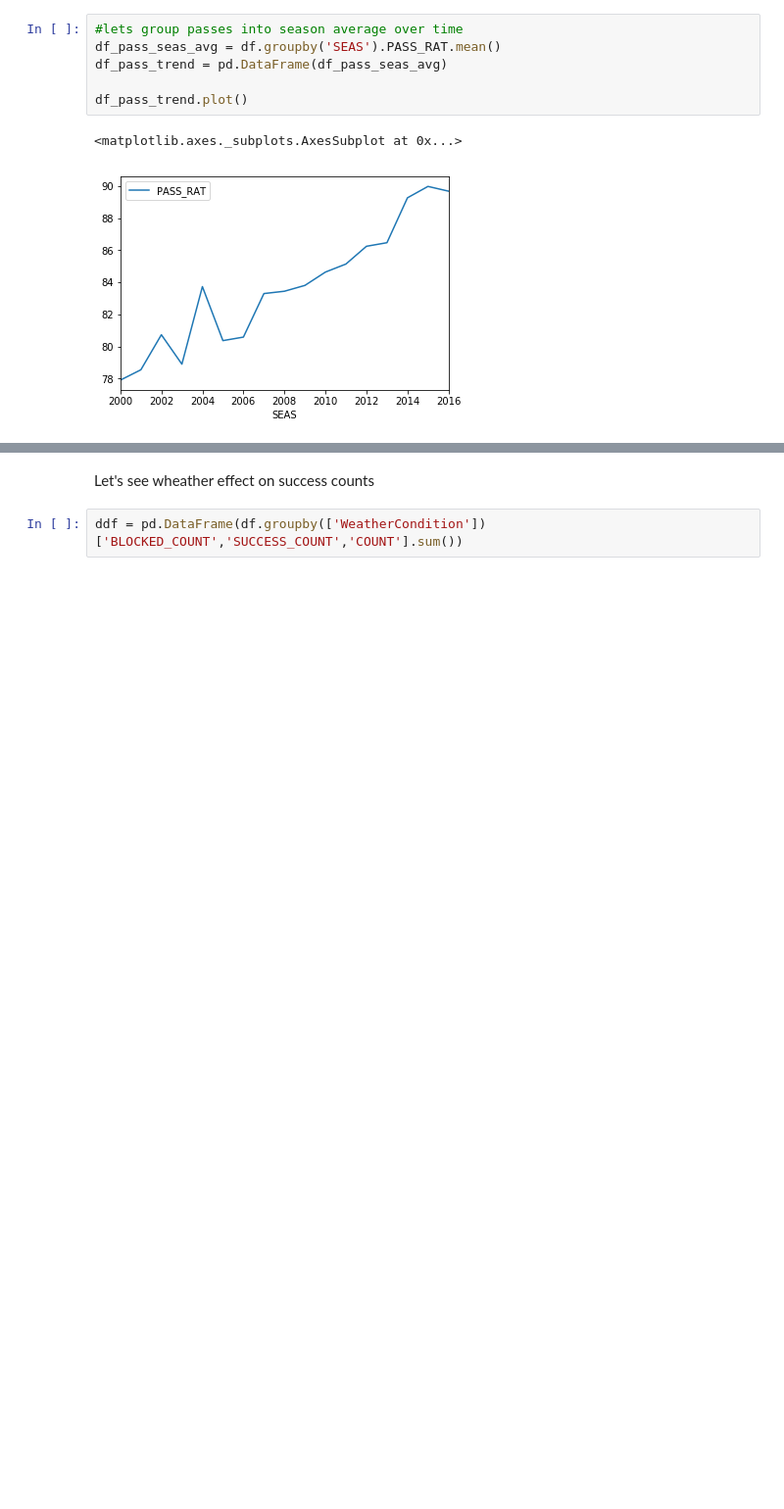
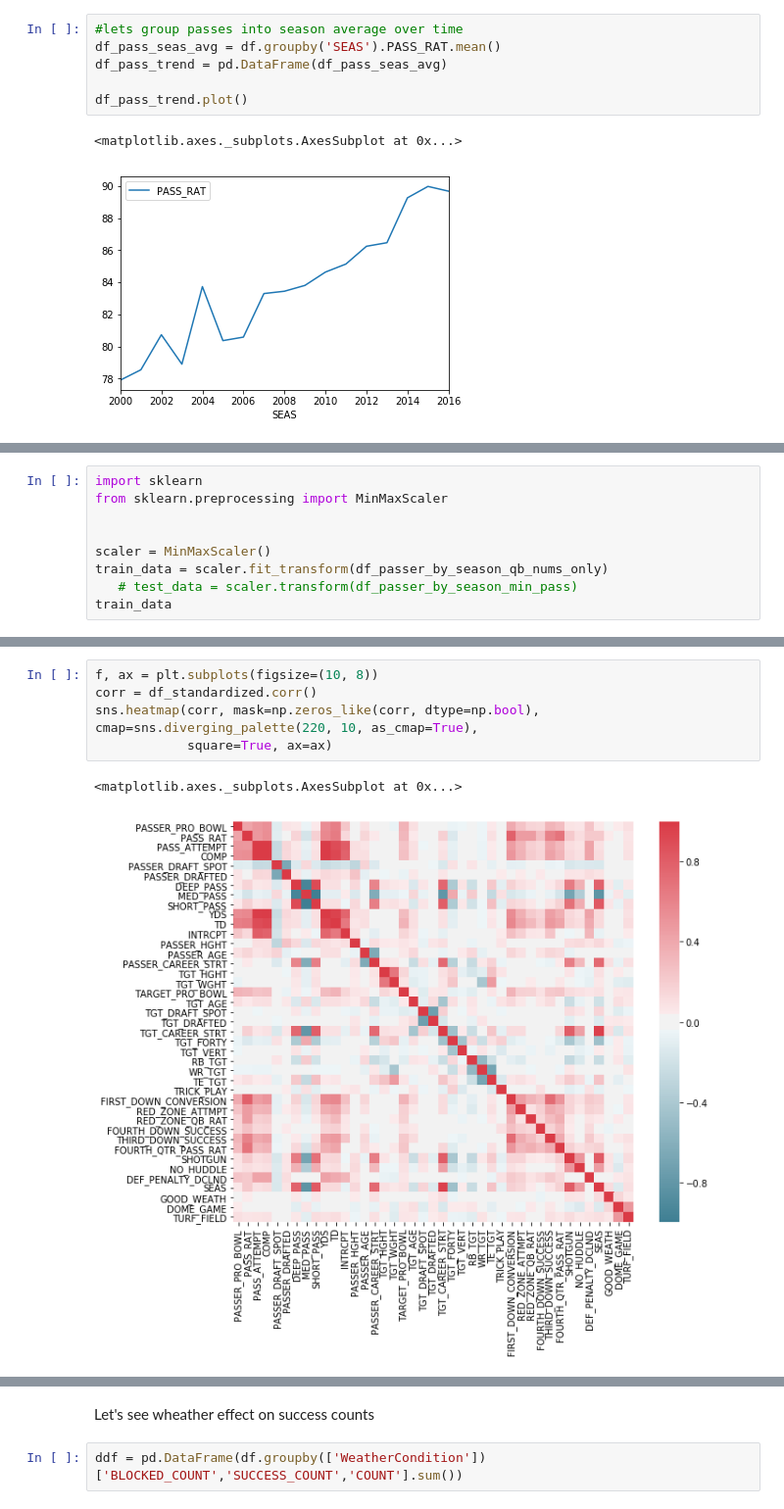
Before and after one commit to georgetown-analytics/Data-Blitz, a Jupyter notebook: dataWranglingAndAnalysis/Passer_Data_Analysis.ipynb, the cells around one changed output, grey strips where cells are left out. Shown at 98% size. Drawn from its saved outputs; the diff is of its cells as text; blank space fills up the shorter version.

```diff
--- a/dataWranglingAndAnalysis/Passer_Data_Analysis.ipynb
+++ b/dataWranglingAndAnalysis/Passer_Data_Analysis.ipynb
@@ -619,0 +630,9 @@ WeatherConditionsDifficultyLevel = {
+# %%
+import sklearn
+from sklearn.preprocessing import MinMaxScaler
+
+
+scaler = MinMaxScaler()
+train_data = scaler.fit_transform(df_passer_by_season_qb_nums_only)
+   # test_data = scaler.transform(df_passer_by_season_min_pass)
+train_data
@@ -620,3 +718,11 @@ WeatherConditionsDifficultyLevel = {
+# %%
+f, ax = plt.subplots(figsize=(10, 8))
+corr = df_standardized.corr()
+sns.heatmap(corr, mask=np.zeros_like(corr, dtype=np.bool), cmap=sns.diverging_palette(220, 10, as_cmap=True),
+            square=True, ax=ax)
+# %% [output]
+<matplotlib.axes._subplots.AxesSubplot at 0x...>
+[figure, added]
 # %%
 def multiple_replace(dict, text):
     for k,v in dict.items():
```
Also changed, not shown: parts of 17 cells of this notebook.
